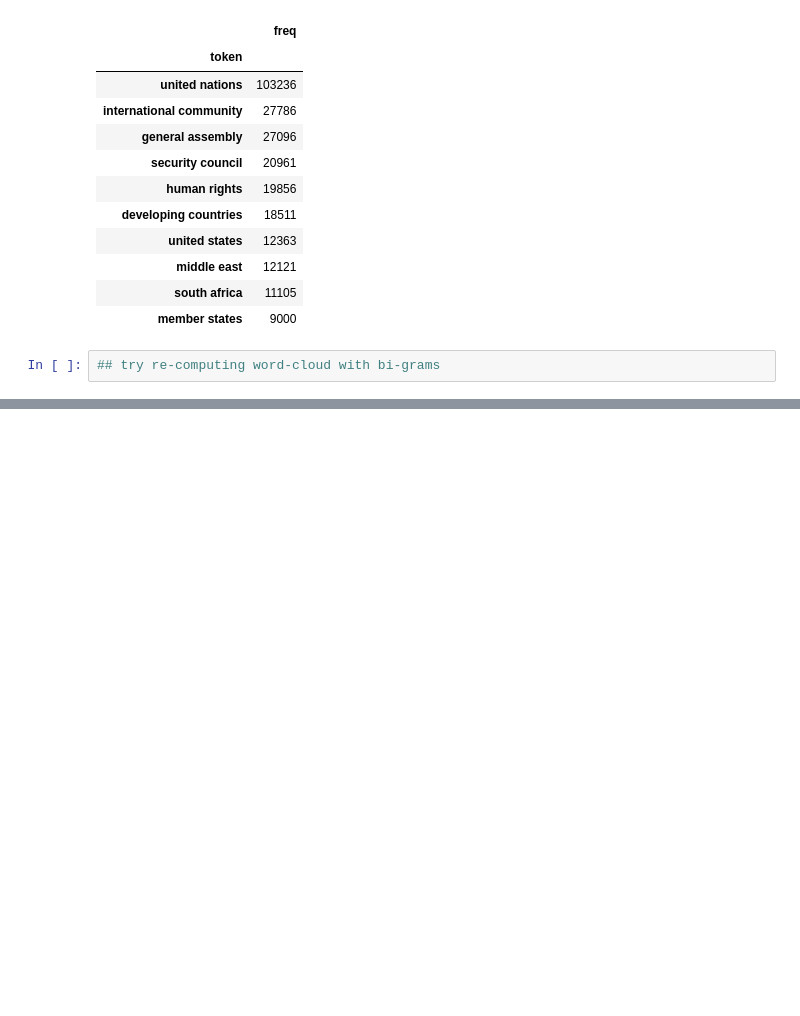
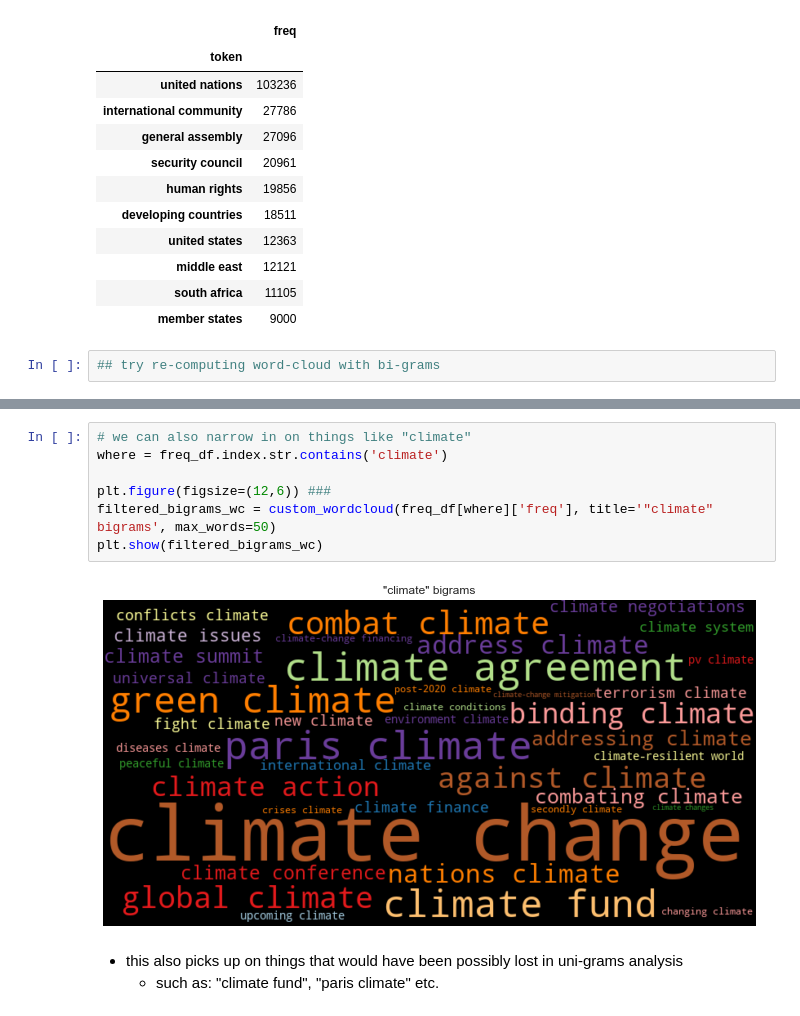
Before and after one commit to Jspano95/un_speeches_nlp_analysis, a Jupyter notebook: 2-UN-speeches-data-cleaning-and-tokenisation.ipynb, the cells around one changed output, grey strips where cells are left out. Drawn from its saved outputs; the diff is of its cells as text; blank space fills up the shorter version.

```diff
--- a/2-UN-speeches-data-cleaning-and-tokenisation.ipynb
+++ b/2-UN-speeches-data-cleaning-and-tokenisation.ipynb
@@ -642,0 +691,12 @@ counter_word_function(df, 'bigrams').head(10)
+# %%
+# we can also narrow in on things like "climate"
+where = freq_df.index.str.contains('climate')
+
+plt.figure(figsize=(12,6)) ###
+filtered_bigrams_wc = custom_wordcloud(freq_df[where]['freq'], title='"climate" bigrams', max_words=50)
+plt.show(filtered_bigrams_wc)
+# %% [output]
+[figure, added]
+# %% [markdown]
+* this also picks up on things that would have been possibly lost in uni-grams analysis
+    * such as: "climate fund", "paris climate" etc.
```
Also changed, not shown: parts of 27 cells of this notebook, 2 other files.
